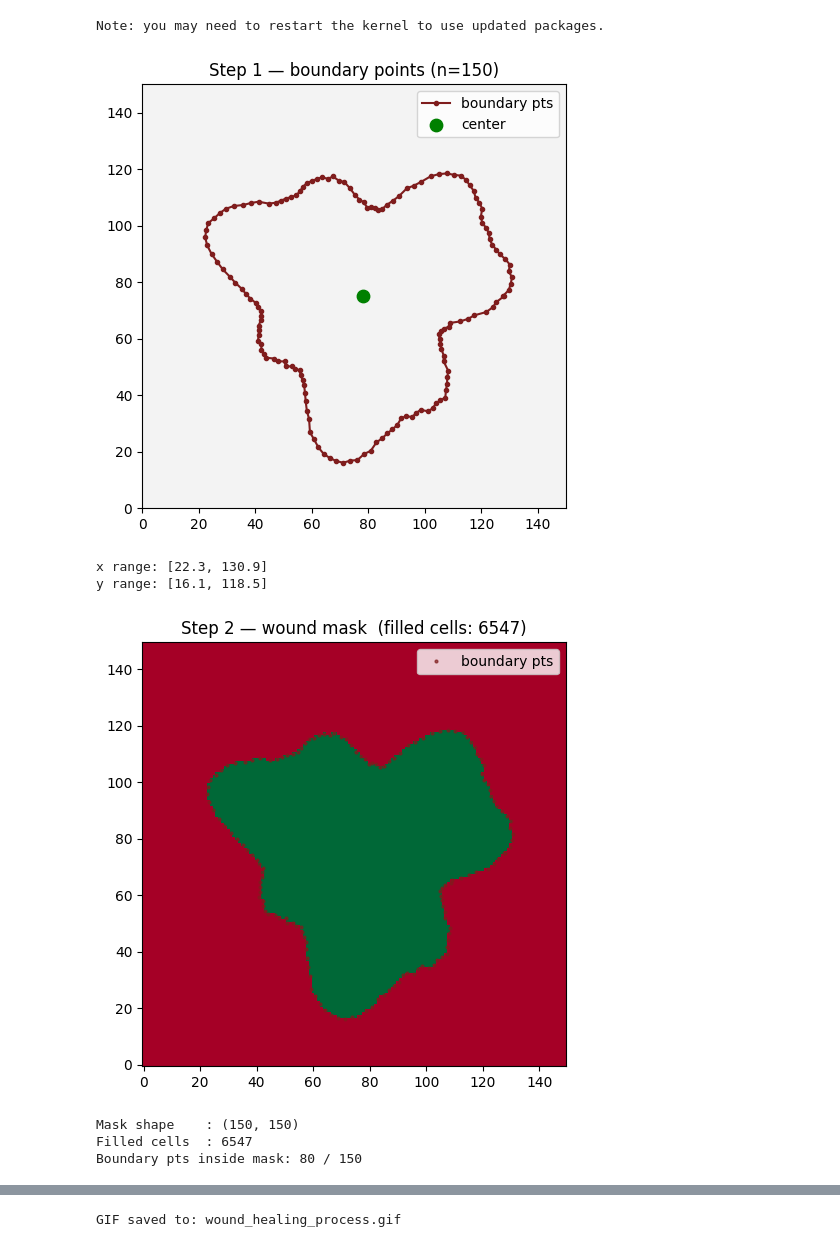
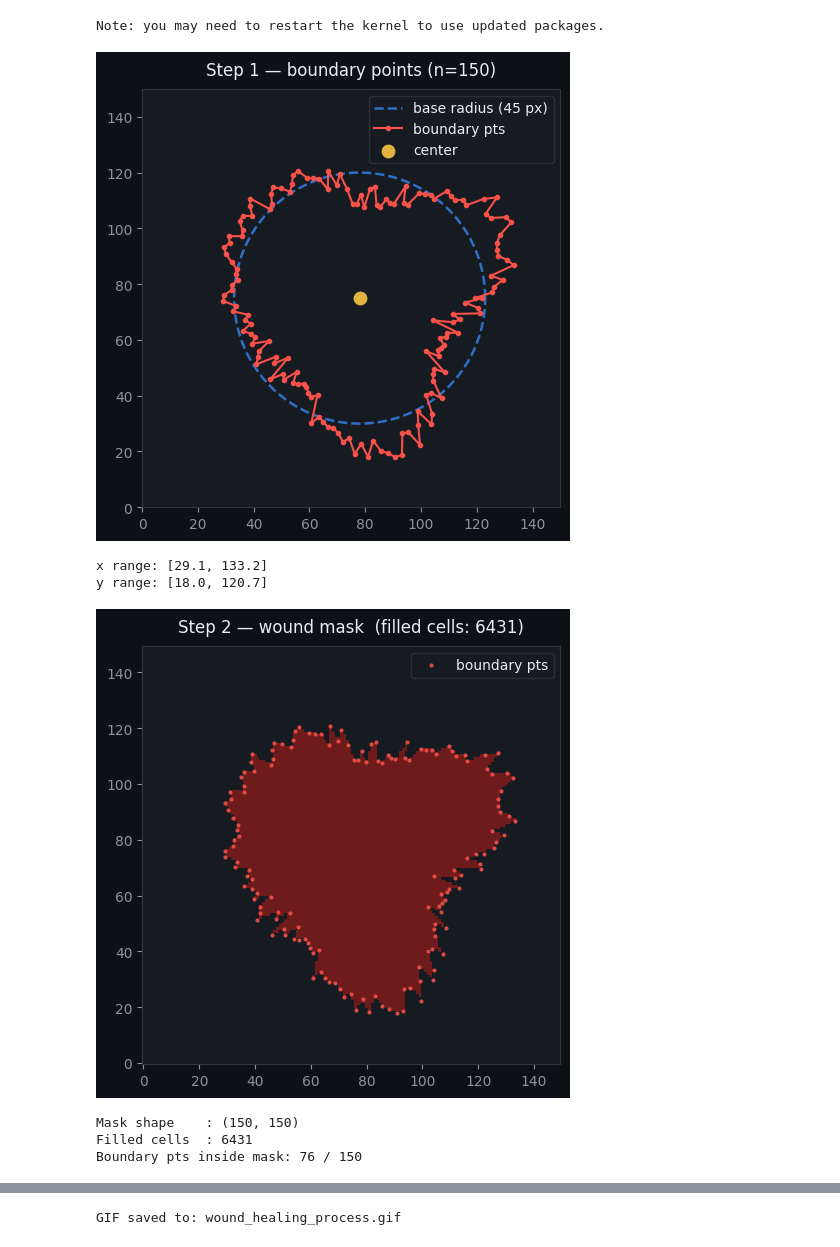
Before and after one commit to Enlightened-Monkey/HealingWound, a Jupyter notebook: wound_healing_simulation.ipynb, the cells around one changed output, grey strips where cells are left out. Saved outputs shown, nothing was run; the diff lists cells and outputs as text; code cells hidden in the pictures.

```diff
--- a/wound_healing_simulation.ipynb
+++ b/wound_healing_simulation.ipynb
@@ -28,40 +60,64 @@ output_gif = "wound_healing_process.gif"
 # %%
 # ── Step 1: Generate noisy boundary points ──────────────────────────────────
 def generate_noisy_boundary_points(center_xy, base_radius, n_points, noise_sigma=100.0, harmonic_strength=1.18):
+    harmonic_freq_primary   = 4     # frequency of the main lobe modulation
+    harmonic_amp_secondary  = 0.18   # amplitude of the secondary harmonic
+    harmonic_freq_secondary = 3    # frequency of the secondary harmonic
+    harmonic_phase_secondary = 0   # phase offset of the secondary harmonic (rad)
+    radius_clip_min = 0.45           # minimum allowed radius as fraction of base_radius
+    radius_clip_max = 1.45           # maximum allowed radius as fraction of base_radius
+    grid_margin_low  = 2             # pixels kept away from grid edge (low side)
+    grid_margin_high = 3             # pixels kept away from grid edge (high side)
+
     angles = np.linspace(0, 2 * np.pi, n_points, endpoint=True)
-    harmonic = 1 + harmonic_strength * np.sin(3 * angles) + 0.12 * np.sin(7 * angles + 1.3)
+    harmonic = (
+        1
+        + harmonic_strength * np.sin(harmonic_freq_primary * angles)
+        + harmonic_amp_secondary * np.sin(harmonic_freq_secondary * angles + harmonic_phase_secondary)
+    )
     radial_noise = rng.normal(0.0, noise_sigma, size=n_points)
-    radius = np.clip(base_radius * harmonic + radial_noise, base_radius * 0.45, base_radius * 1.45)
+    radius = np.clip(
+        base_radius * harmonic + radial_noise,
+        base_radius * radius_clip_min,
+        base_radius * radius_clip_max,
+    )
 
     x = center_xy[0] + radius * np.cos(angles)
     y = center_xy[1] + radius * np.sin(angles)
     points = np.column_stack([x, y])
-    points = np.clip(points, 2, grid_size - 3)
+    points = np.clip(points, grid_margin_low, grid_size - grid_margin_high)
     return points
 # %%
 # ── Step 1: Generate boundary points ────────────────────────────────────────
 true_center_xy = np.array([grid_size * 0.52, grid_size * 0.50])
 boundary_points_xy = generate_noisy_boundary_points(
     true_center_xy, base_radius=grid_size*0.3, n_points=num_boundary_samples,
-    noise_sigma=0.5, harmonic_strength=0.22
+    noise_sigma=3, harmonic_strength=0.1
 )
 
+# Reference circle (perfect circle at base_radius)
+base_radius = grid_size * 0.3
+theta = np.linspace(0, 2 * np.pi, 400)
+ref_x = true_center_xy[0] + base_radius * np.cos(theta)
+ref_y = true_center_xy[1] + base_radius * np.sin(theta)
+
 fig_d1, ax_d1 = plt.subplots(figsize=(5, 5))
-ax_d1.set_facecolor("#f3f3f3")
+ax_d1.plot(ref_x, ref_y, "--", color=_BLUE_REF, lw=1.8, alpha=0.75,
+           label=f"base radius ({base_radius:.0f} px)")
 ax_d1.plot(boundary_points_xy[:, 0], boundary_points_xy[:, 1], "o-",
-           color="#7f1d1d", ms=3, lw=1.5, label="boundary pts")
-ax_d1.scatter(*true_center_xy, c="green", s=80, zorder=5, label="center")
+           color=_RED_HOT, ms=3, lw=1.5, label="boundary pts")
+ax_d1.scatter(*true_center_xy, c=_AMBER_CTR, s=80, zorder=5, label="center")
 ax_d1.set_xlim(0, grid_size); ax_d1.set_ylim(0, grid_size)
 ax_d1.set_aspect("equal")
 ax_d1.set_title(f"Step 1 — boundary points (n={len(boundary_points_xy)})")
 ax_d1.legend()
 plt.tight_layout(); plt.show()
 print(f"x range: [{boundary_points_xy[:, 0].min():.1f}, {boundary_points_xy[:, 0].max():.1f}]")
 print(f"y range: [{boundary_points_xy[:, 1].min():.1f}, {boundary_points_xy[:, 1].max():.1f}]")
 # %% [output]
-[figure, old version]
+[figure, new version]
-x range: [22.3, 130.9]
-y range: [16.1, 118.5]
+x range: [29.1, 133.2]
+y range: [18.0, 120.7]
 # %%
 # ── Step 2: Rasterise polygon → binary wound mask ───────────────────────────
 def polygon_to_mask(boundary_points_xy, size):
@@ -75,9 +131,10 @@ def polygon_to_mask(boundary_points_xy, size):
 wound_mask = polygon_to_mask(boundary_points_xy, grid_size)
 
 fig_d2, ax_d2 = plt.subplots(figsize=(5, 5))
-ax_d2.imshow(wound_mask, origin="lower", cmap="RdYlGn", interpolation="nearest")
+ax_d2.imshow(wound_mask, origin="lower",
+             cmap=ListedColormap([_AXES_BG, _RED_WOUND]), interpolation="nearest")
 ax_d2.plot(boundary_points_xy[:, 0], boundary_points_xy[:, 1],
-           "o", ms=2, color="#7f1d1d", alpha=0.7, label="boundary pts")
+           "o", ms=2, color=_RED_HOT, alpha=0.8, label="boundary pts")
 ax_d2.set_title(f"Step 2 — wound mask  (filled cells: {wound_mask.sum()})")
 ax_d2.set_aspect("equal"); ax_d2.legend()
 plt.tight_layout(); plt.show()
@@ -87,10 +144,10 @@ print(f"Filled cells  : {wound_mask.sum()}")
 print(f"Boundary pts inside mask: "
       f"{sum(wound_mask[int(p[1]), int(p[0])] for p in boundary_points_xy)} / {len(boundary_points_xy)}")
 # %% [output]
-[figure, old version]
+[figure, new version]
 Mask shape    : (150, 150)
-Filled cells  : 6547
-Boundary pts inside mask: 80 / 150
+Filled cells  : 6431
+Boundary pts inside mask: 76 / 150
 # %%
 # ── Step 3: Extract 1-pixel-wide boundary ring ──────────────────────────────
 def extract_boundary_mask(mask):
```
Also changed, not shown: parts of 13 cells of this notebook, 3 other files.
